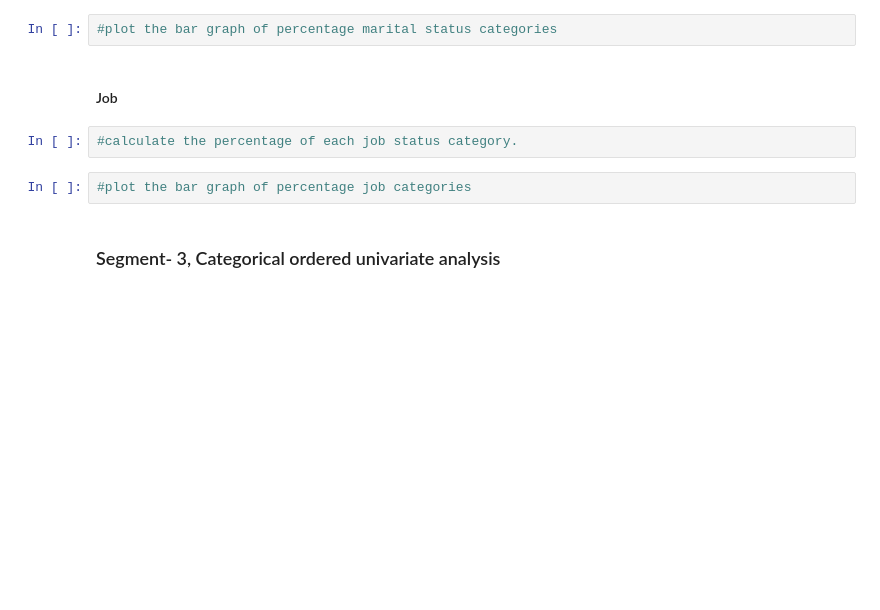
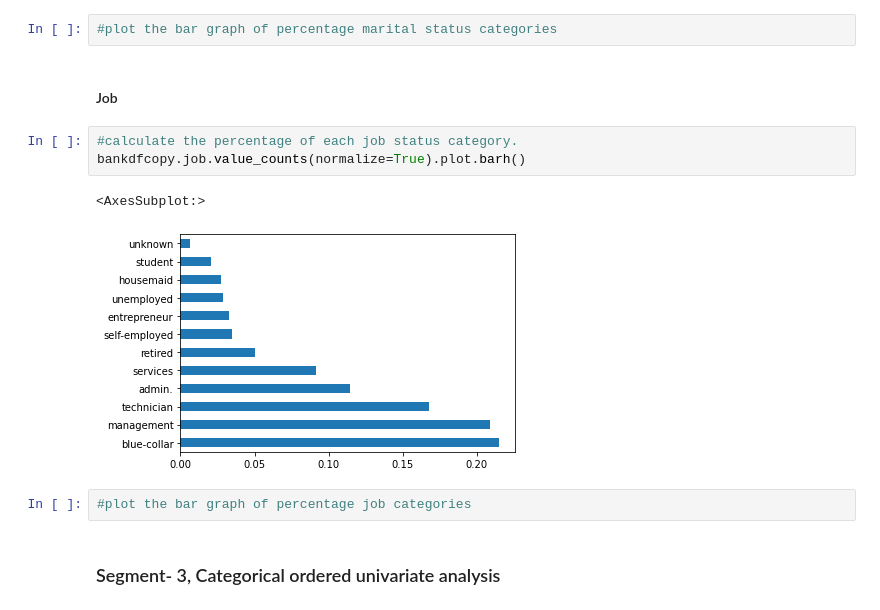
Before and after one commit to ameyabits/EDA, a Jupyter notebook: Banking_Analysis/Banking_Telemarketing_Analysis/Src/Notebooks/Bank Telemarketing/bank.ipynb, the cells around one changed output. Saved outputs shown, nothing was run; the diff lists cells and outputs as text; blank space fills up the shorter version.

```diff
--- a/Banking_Analysis/Banking_Telemarketing_Analysis/Src/Notebooks/Bank Telemarketing/bank.ipynb
+++ b/Banking_Analysis/Banking_Telemarketing_Analysis/Src/Notebooks/Bank Telemarketing/bank.ipynb
@@ -488,6 +492,10 @@ Unordered data do not have the notion of high-low, more-less etc. Example:
 #### Job
 # %%
 #calculate the percentage of each job status category.
+bankdfcopy.job.value_counts(normalize=True).plot.barh()
+# %% [output]
+<AxesSubplot:>
+[figure, added]
 # %%
 #plot the bar graph of percentage job categories
 # %% [markdown]
```
Also changed, not shown: parts of 46 cells of this notebook, 1 other file.
